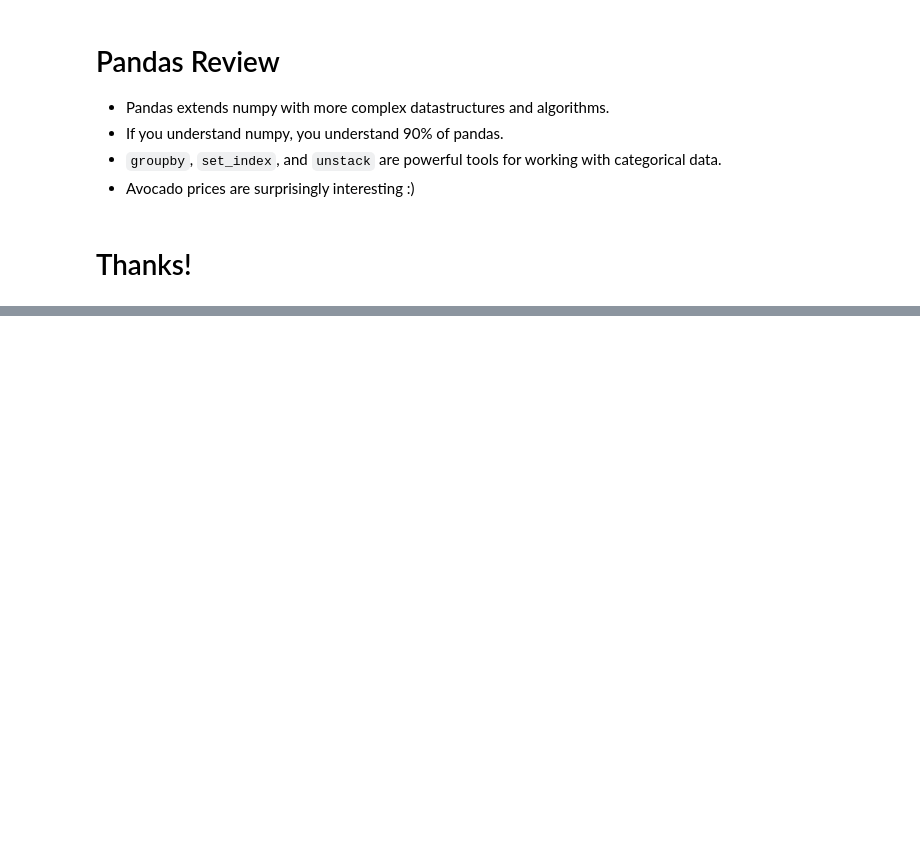
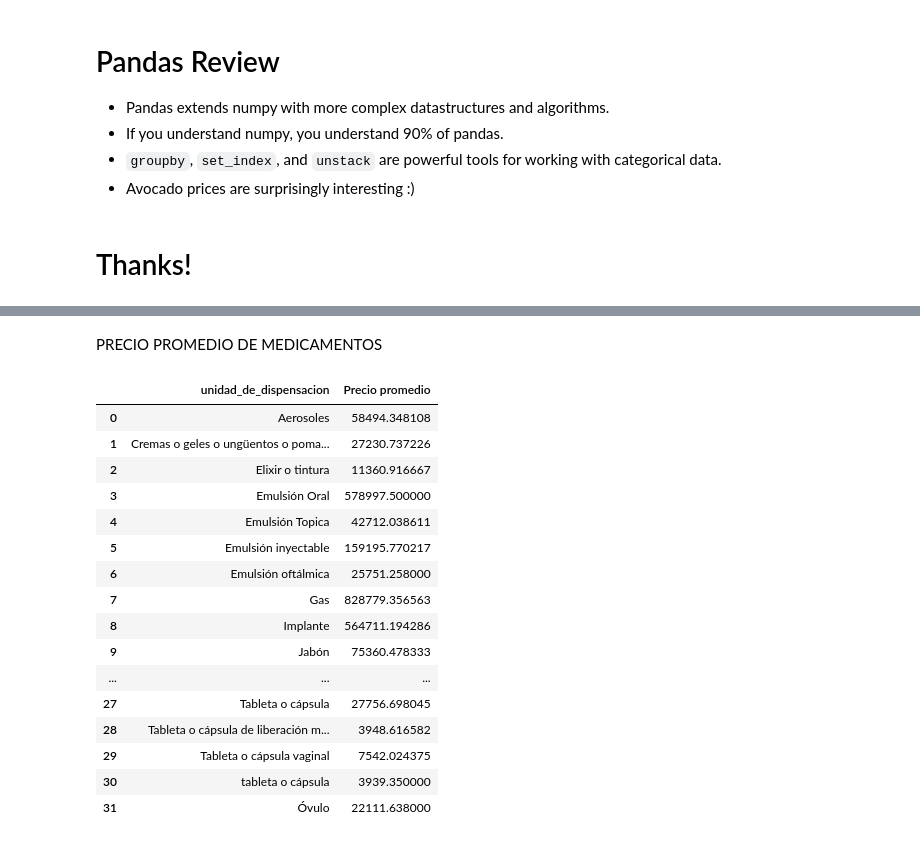
Before and after one commit to Juanfelipepast2/MetNumUN2024I, a Jupyter notebook: jpastranar_Lab2/jpastranar_Lab2.ipynb, the cells around one changed output, grey strips where cells are left out. Saved outputs shown, nothing was run; the diff lists cells and outputs as text; code cells hidden in the pictures; blank space fills up the shorter version.

```diff
--- a/jpastranar_Lab2/jpastranar_Lab2.ipynb
+++ b/jpastranar_Lab2/jpastranar_Lab2.ipynb
@@ -1758,0 +1827,25 @@ ax.set_xticklabels(ax.get_xticklabels(), rotation=45);
+# %% [markdown]
+PRECIO PROMEDIO DE MEDICAMENTOS
+# %%
+precio = medicamentos.groupby("unidad_de_dispensacion")["precio_por_tableta"].mean()
+dfPrecio = (precio.reset_index())
+dfPrecio.columns = ["unidad_de_dispensacion", "Precio promedio"]
+dfPrecio
+# %% [output]
+|  | unidad_de_dispensacion | Precio promedio |
+| 0 | Aerosoles | 58494.348108 |
+| 1 | Cremas o geles o ungüentos o poma... | 27230.737226 |
+| 2 | Elixir o tintura | 11360.916667 |
+| 3 | Emulsión Oral | 578997.500000 |
+| 4 | Emulsión Topica | 42712.038611 |
+| 5 | Emulsión inyectable | 159195.770217 |
+| 6 | Emulsión oftálmica | 25751.258000 |
+| 7 | Gas | 828779.356563 |
+| 8 | Implante | 564711.194286 |
+| 9 | Jabón | 75360.478333 |
+| ... | ... | ... |
+| 27 | Tableta o cápsula | 27756.698045 |
+| 28 | Tableta o cápsula de liberación m... | 3948.616582 |
+| 29 | Tableta o cápsula vaginal | 7542.024375 |
+| 30 | tableta o cápsula | 3939.350000 |
+| 31 | Óvulo | 22111.638000 |
```
Also changed, not shown: parts of 8 cells of this notebook.
